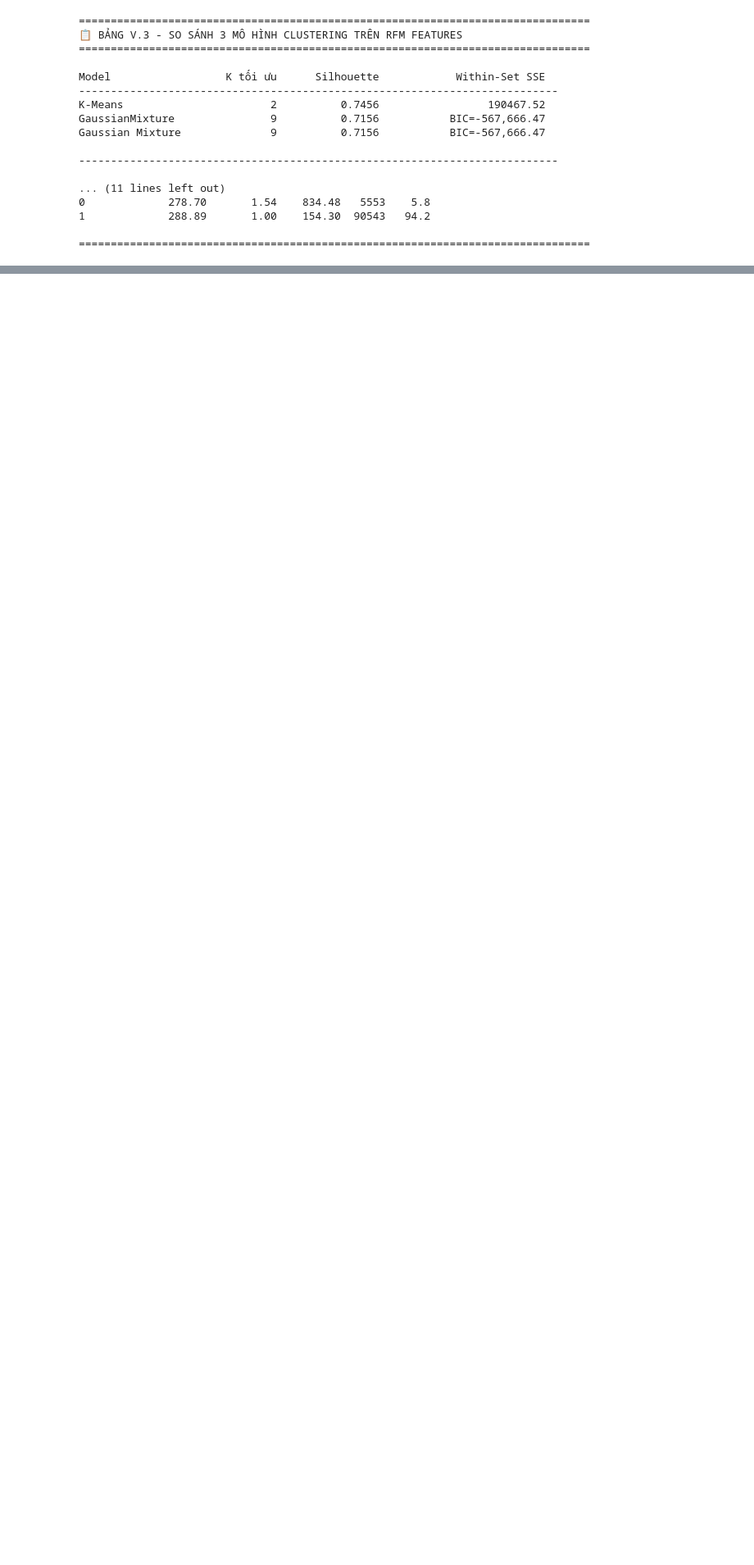
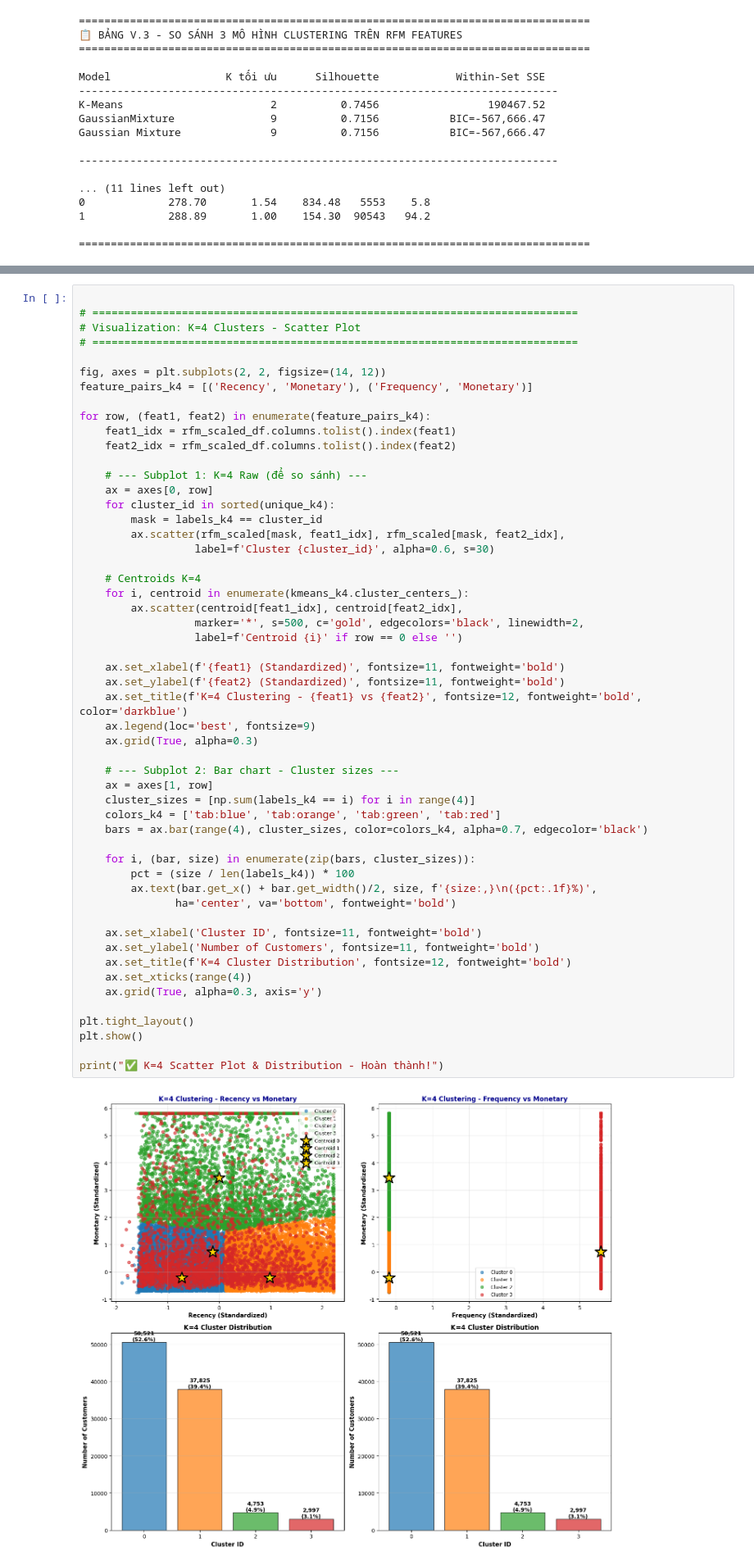
Before and after one commit to tri06052022-blip/BigData-Final-Project, a Jupyter notebook: Notebooks/bigdata-clustering.ipynb, the cells around one changed output, grey strips where cells are left out. Shown at 82% size. Saved outputs shown, nothing was run; the diff lists cells and outputs as text; blank space fills up the shorter version.

```diff
--- a/Notebooks/bigdata-clustering.ipynb
+++ b/Notebooks/bigdata-clustering.ipynb
@@ -617,0 +1180,55 @@ Gaussian Mixture              9          0.7156           BIC=-567,666.47
+# %%
+
+# ============================================================================
+# Visualization: K=4 Clusters - Scatter Plot
+# ============================================================================
+
+fig, axes = plt.subplots(2, 2, figsize=(14, 12))
+feature_pairs_k4 = [('Recency', 'Monetary'), ('Frequency', 'Monetary')]
+
+for row, (feat1, feat2) in enumerate(feature_pairs_k4):
+    feat1_idx = rfm_scaled_df.columns.tolist().index(feat1)
+    feat2_idx = rfm_scaled_df.columns.tolist().index(feat2)
+
+    # --- Subplot 1: K=4 Raw (để so sánh) ---
+    ax = axes[0, row]
+    for cluster_id in sorted(unique_k4):
+        mask = labels_k4 == cluster_id
+        ax.scatter(rfm_scaled[mask, feat1_idx], rfm_scaled[mask, feat2_idx],
+                  label=f'Cluster {cluster_id}', alpha=0.6, s=30)
+
+    # Centroids K=4
+    for i, centroid in enumerate(kmeans_k4.cluster_centers_):
+        ax.scatter(centroid[feat1_idx], centroid[feat2_idx],
+                  marker='*', s=500, c='gold', edgecolors='black', linewidth=2,
+                  label=f'Centroid {i}' if row == 0 else '')
+
+    ax.set_xlabel(f'{feat1} (Standardized)', fontsize=11, fontweight='bold')
+    ax.set_ylabel(f'{feat2} (Standardized)', fontsize=11, fontweight='bold')
+    ax.set_title(f'K=4 Clustering - {feat1} vs {feat2}', fontsize=12, fontweight='bold', color='darkblue')
+    ax.legend(loc='best', fontsize=9)
+    ax.grid(True, alpha=0.3)
+
+    # --- Subplot 2: Bar chart - Cluster sizes ---
+    ax = axes[1, row]
+    cluster_sizes = [np.sum(labels_k4 == i) for i in range(4)]
+    colors_k4 = ['tab:blue', 'tab:orange', 'tab:green', 'tab:red']
+    bars = ax.bar(range(4), cluster_sizes, color=colors_k4, alpha=0.7, edgecolor='black')
+
+    for i, (bar, size) in enumerate(zip(bars, cluster_sizes)):
+        pct = (size / len(labels_k4)) * 100
+        ax.text(bar.get_x() + bar.get_width()/2, size, f'{size:,}\n({pct:.1f}%)',
+               ha='center', va='bottom', fontweight='bold')
+
+    ax.set_xlabel('Cluster ID', fontsize=11, fontweight='bold')
+    ax.set_ylabel('Number of Customers', fontsize=11, fontweight='bold')
+    ax.set_title(f'K=4 Cluster Distribution', fontsize=12, fontweight='bold')
+    ax.set_xticks(range(4))
+    ax.grid(True, alpha=0.3, axis='y')
+
+plt.tight_layout()
+plt.show()
+
+print("✅ K=4 Scatter Plot & Distribution - Hoàn thành!")
+# %% [output]
+[figure, added]
```
Also changed, not shown: parts of 10 cells of this notebook, 12 other files.
